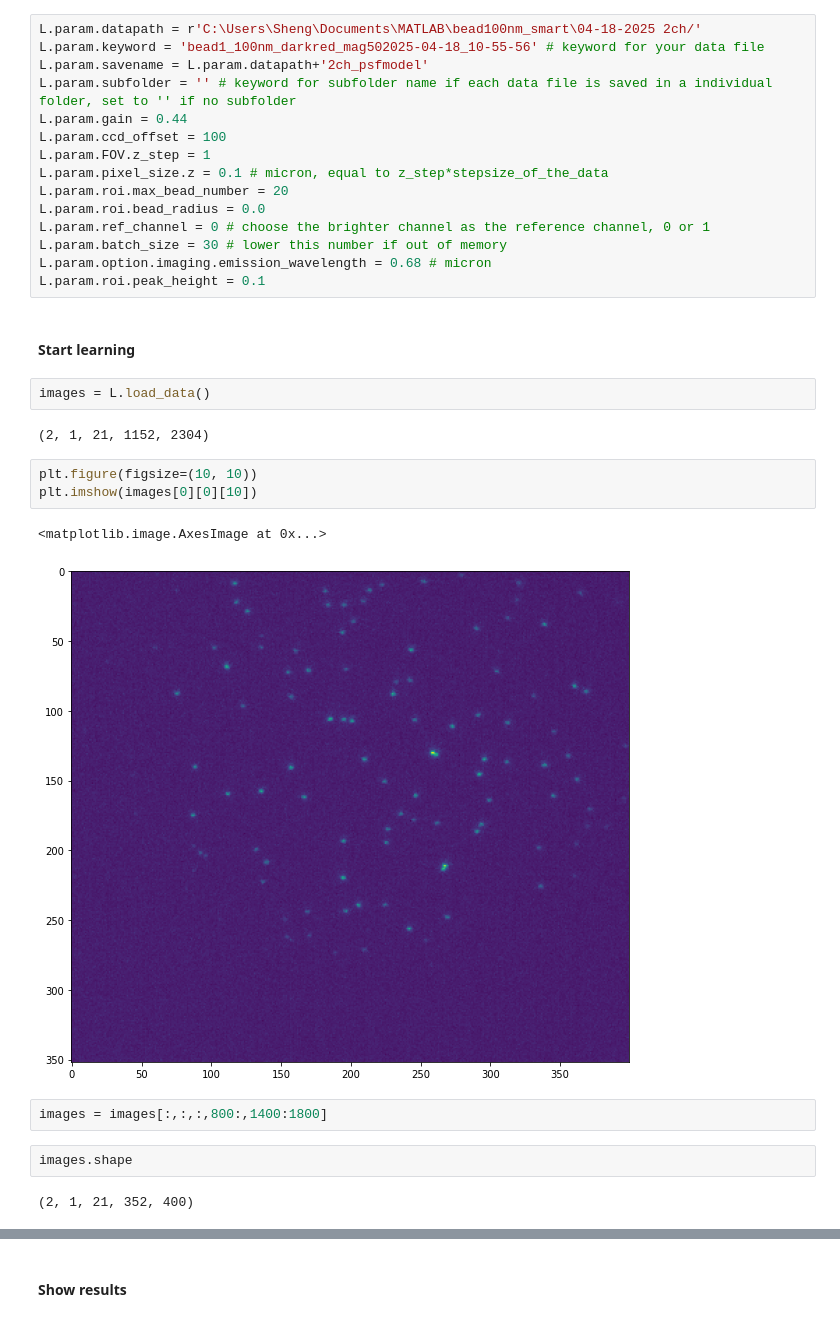
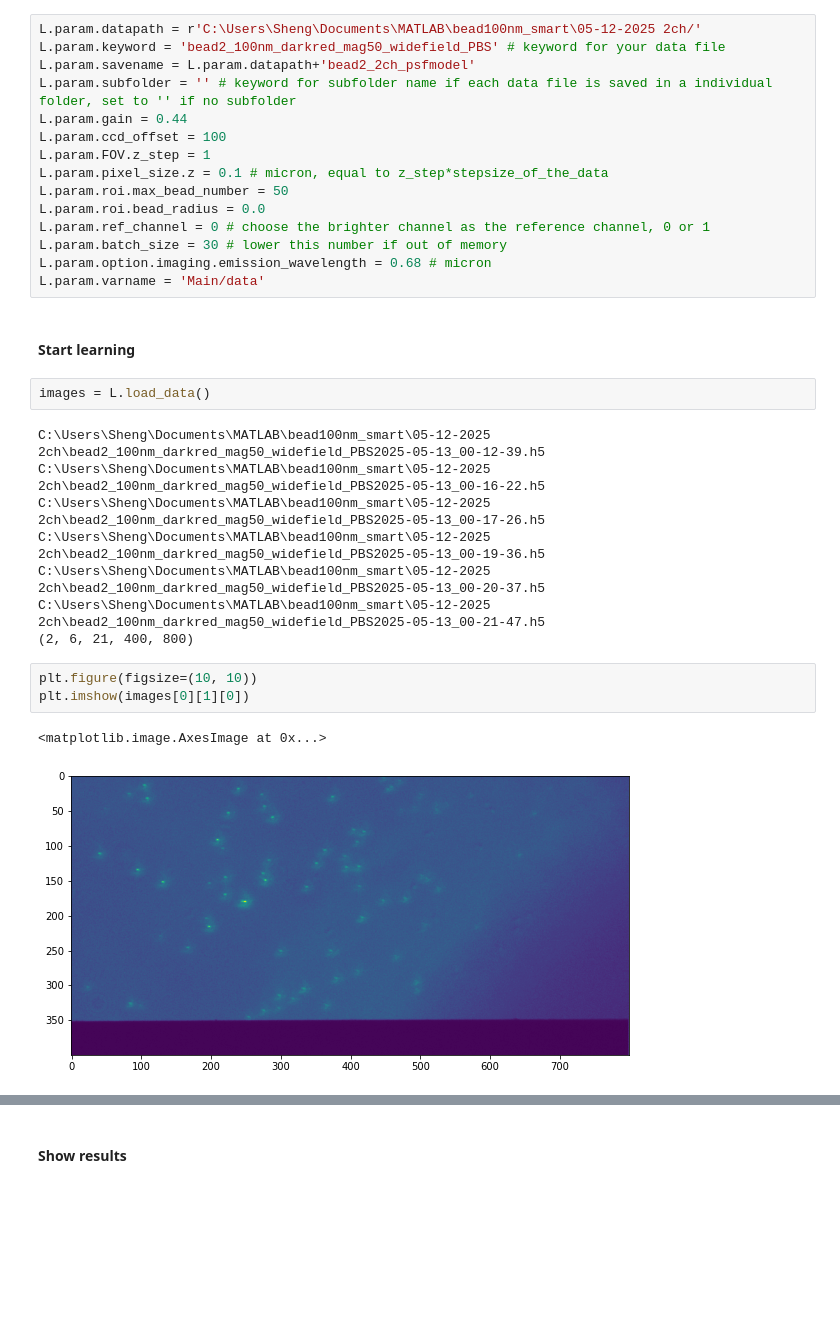
Before and after one commit to ries-lab/uiPSF, a Jupyter notebook: dev_fig/demo_beadPSF_2ch_smart.ipynb, the cells around one changed output, grey strips where cells are left out. Drawn from its saved outputs; the diff is of its cells as text; blank space fills up the shorter version.

```diff
--- a/dev_fig/demo_beadPSF_2ch_smart.ipynb
+++ b/dev_fig/demo_beadPSF_2ch_smart.ipynb
@@ -34,35 +34,35 @@ L.param = io.param.combine('config_base',psftype='zernike',channeltype='2ch',sys
 # %% [markdown]
 #### Edit user defined parameters
 # %%
-L.param.datapath = r'C:\Users\Sheng\Documents\MATLAB\bead100nm_smart\04-18-2025 2ch/'
-L.param.keyword = 'bead1_100nm_darkred_mag502025-04-18_10-55-56' # keyword for your data file
-L.param.savename = L.param.datapath+'2ch_psfmodel'
+L.param.datapath = r'C:\Users\Sheng\Documents\MATLAB\bead100nm_smart\05-12-2025 2ch/'
+L.param.keyword = 'bead2_100nm_darkred_mag50_widefield_PBS' # keyword for your data file
+L.param.savename = L.param.datapath+'bead2_2ch_psfmodel'
 L.param.subfolder = '' # keyword for subfolder name if each data file is saved in a individual folder, set to '' if no subfolder
 L.param.gain = 0.44
 L.param.ccd_offset = 100
 L.param.FOV.z_step = 1
 L.param.pixel_size.z = 0.1 # micron, equal to z_step*stepsize_of_the_data
-L.param.roi.max_bead_number = 20
+L.param.roi.max_bead_number = 50
 L.param.roi.bead_radius = 0.0
 L.param.ref_channel = 0 # choose the brighter channel as the reference channel, 0 or 1
 L.param.batch_size = 30 # lower this number if out of memory
 L.param.option.imaging.emission_wavelength = 0.68 # micron
-L.param.roi.peak_height = 0.1
+L.param.varname = 'Main/data'
 # %% [markdown]
 #### Start learning
 # %%
 images = L.load_data()
 # %% [output]
-(2, 1, 21, 1152, 2304)
+C:\Users\Sheng\Documents\MATLAB\bead100nm_smart\05-12-2025 2ch\bead2_100nm_darkred_mag50_widefield_PBS2025-05-13_00-12-39.h5
+C:\Users\Sheng\Documents\MATLAB\bead100nm_smart\05-12-2025 2ch\bead2_100nm_darkred_mag50_widefield_PBS2025-05-13_00-16-22.h5
+C:\Users\Sheng\Documents\MATLAB\bead100nm_smart\05-12-2025 2ch\bead2_100nm_darkred_mag50_widefield_PBS2025-05-13_00-17-26.h5
+C:\Users\Sheng\Documents\MATLAB\bead100nm_smart\05-12-2025 2ch\bead2_100nm_darkred_mag50_widefield_PBS2025-05-13_00-19-36.h5
+C:\Users\Sheng\Documents\MATLAB\bead100nm_smart\05-12-2025 2ch\bead2_100nm_darkred_mag50_widefield_PBS2025-05-13_00-20-37.h5
+C:\Users\Sheng\Documents\MATLAB\bead100nm_smart\05-12-2025 2ch\bead2_100nm_darkred_mag50_widefield_PBS2025-05-13_00-21-47.h5
+(2, 6, 21, 400, 800)
 # %%
 plt.figure(figsize=(10, 10))
-plt.imshow(images[0][0][10])
+plt.imshow(images[0][1][0])
 # %% [output]
 <matplotlib.image.AxesImage at 0x...>
-[figure, old version]
+[figure, new version]
-# %%
-images = images[:,:,:,800:,1400:1800]
-# %%
-images.shape
-# %% [output]
-(2, 1, 21, 352, 400)
```
Also changed, not shown: parts of 10 cells of this notebook, 5 other files.
